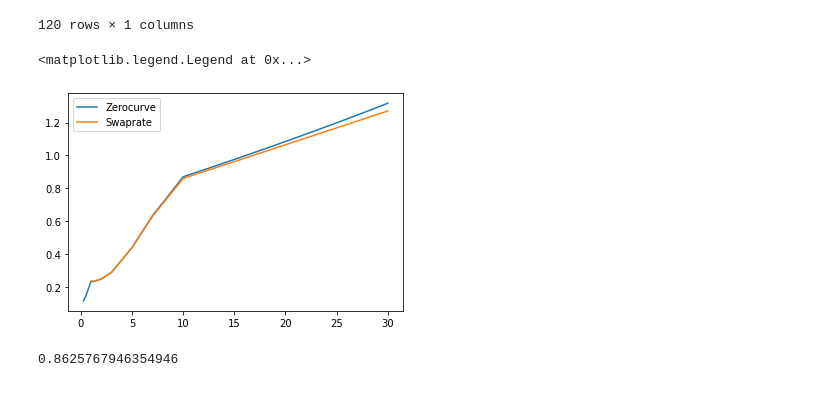
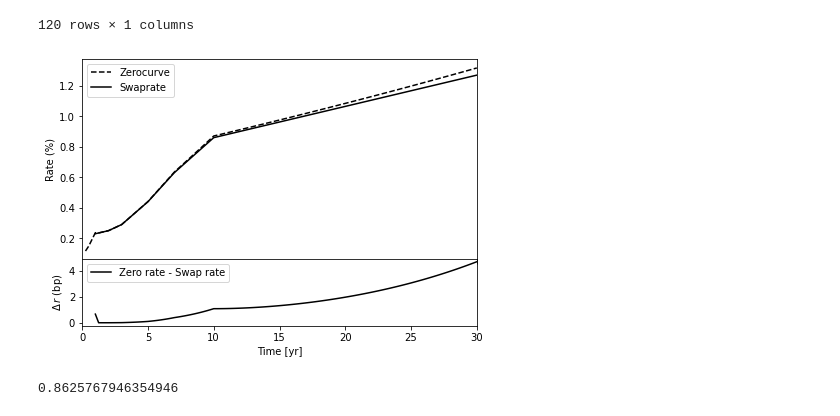
Before and after one commit to LuukOudshoorn25/SPFDM1, a Jupyter notebook: SPFDM 1.ipynb, the cells around one changed output. Cells and saved outputs as stored; diff of their text form; code cells hidden in the pictures.

```diff
--- a/SPFDM 1.ipynb
+++ b/SPFDM 1.ipynb
@@ -200,13 +200,26 @@ zerocurve
 | 29.75 | 1.310970 |
 | 30.00 | 1.317060 |
 120 rows × 1 columns
-# %%
-plt.plot(zerocurve.index, zerocurve.values,label='Zerocurve')
-plt.plot(swaprates_interp.index, swaprates_interp.Swap_Rate,label='Swaprate')
-plt.legend()
-# %% [output]
-<matplotlib.legend.Legend at 0x...>
-[figure, removed]
+# %%
+diff = pd.merge(zerocurve,swaprates_interp,left_index=True,right_index=True)
+diff['diff'] = diff['Zero rate'] - diff['Swap_Rate']
+# %%
+fig, (a0, a1) = plt.subplots(2, 1, gridspec_kw={'height_ratios': [3, 1]},figsize=(6,4),sharex=True)
+a0.plot(zerocurve.index, zerocurve.values,label='Zerocurve',color='black',ls='--')
+a0.plot(swaprates_interp.index, swaprates_interp.Swap_Rate,label='Swaprate',color='black')
+a1.plot(diff.index, 100*diff['diff'],color='black',label='Zero rate - Swap rate')
+a0.set_ylabel('Rate (%)')
+a1.set_ylabel(r'$\Delta\,r$ (bp)')
+a0.legend()
+a1.legend()
+a1.set_xlabel('Time [yr]')
+a0.set_xlim(0,30)
+a1.set_xlim(0,30)
+plt.tight_layout(pad=-0.5)
+plt.savefig('zerorates.pdf',bbox_inches='tight')
+plt.show()
+# %% [output]
+[figure, added]
 # %%
 # Now that we have the zerocurve, we can use it to valuate all kinds of IRS!
 # %%
```
